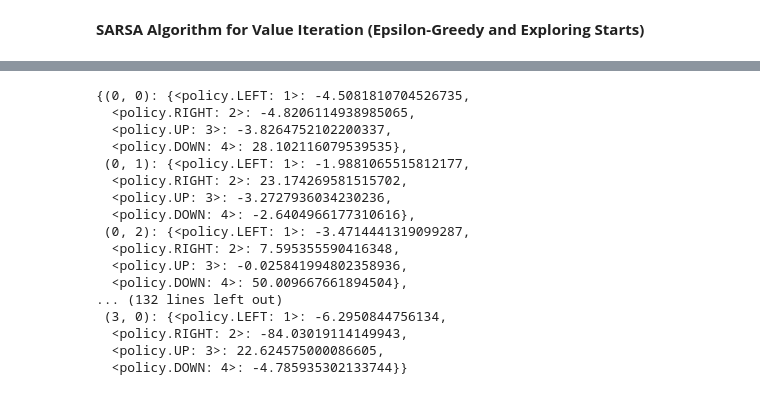
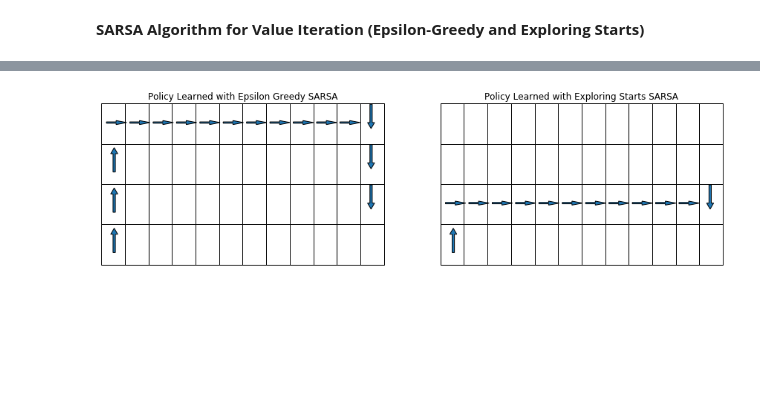
Before and after one commit to navyamehta/optimization-algorithms, a Jupyter notebook: reinforcement-learning-MDP/PART 3 - Temporal Difference Learning.ipynb, the cells around one changed output, grey strips where cells are left out. Drawn from its saved outputs; the diff is of its cells as text; code cells hidden in the pictures; blank space fills up the shorter version.

Commit message:
SARSA Implementations

```diff
--- a/reinforcement-learning-MDP/PART 3 - Temporal Difference Learning.ipynb
+++ b/reinforcement-learning-MDP/PART 3 - Temporal Difference Learning.ipynb
@@ -143,11 +144,14 @@ def exploring_starts_starter(pol):
 # %%
 def one_episode_sarsa(stepsize, actdict, pol, starterfunc, updaterfunc, **kwargs):
     state1, action1, reward1, state2 = starterfunc(pol)
+    totalrwd = reward1
     while (not is_terminal(state2)):
         action2, reward2, tmpstate = get_move(state2, pol)
+        totalrwd += reward2
         updaterfunc(actdict, pol, state1, action1, reward1, actdict[state2][action2], stepsize, **kwargs)
         state1, action1, reward1, state2 = state2, action2, reward2, tmpstate
     updaterfunc(actdict, pol, state1, action1, reward1, 0, stepsize, **kwargs)
+    return totalrwd
 # %%
 def sarsa_simulation(stepsize, iterations, starterfunc, updaterfunc, **kwargs):
     actdict = {(r, c):{policy.LEFT:0, policy.RIGHT:0, policy.UP:0, policy.DOWN:0} for r in range(3)
@@ -162,5 +167,8 @@ def sarsa_simulation(stepsize, iterations, starterfunc, updaterfunc, **kwargs):
 # %%
 start = time.time()
-actdict, pol = sarsa_simulation(0.05, 1000, exploring_starts_starter, epsilon_greedy_updater, epsilon=0.2)
-print("Simulation ended in "+str(time.time()-start)+" seconds")
+egactdict, egpol, egrwd = sarsa_simulation(0.05, 250000, epsilon_greedy_starter, epsilon_greedy_updater, epsilon=0.2)
+print("Epsilon Greedy SARSA Simulation ended in "+str(time.time()-start)+" seconds")
+start = time.time()
+esactdict, espol, esrwd = sarsa_simulation(0.05, 250000, exploring_starts_starter, exploring_starts_updater)
+print("Exploring Starts SARSA Simulation ended in "+str(time.time()-start)+" seconds")
 # %% [output]
@@ -173,7 +176,0 @@ Wall time: 54.7 s
-# %%
-state = get_start()
-newdict = dict()
-while (not is_terminal(state)):
-    newdict[state] = deepcopy(actdict[state])
-    _, _, state = get_move(state, pol, max(actdict[state], key=actdict[state].get))
-del actdict
@@ -198,20 +177,28 @@ del actdict
-# %%
-actdict
-# %% [output]
-{(0, 0): {<policy.LEFT: 1>: -4.5081810704526735,
-  <policy.RIGHT: 2>: -4.8206114938985065,
-  <policy.UP: 3>: -3.8264752102200337,
-  <policy.DOWN: 4>: 28.102116079539535},
- (0, 1): {<policy.LEFT: 1>: -1.9881065515812177,
-  <policy.RIGHT: 2>: 23.174269581515702,
-  <policy.UP: 3>: -3.2727936034230236,
-  <policy.DOWN: 4>: -2.6404966177310616},
- (0, 2): {<policy.LEFT: 1>: -3.4714441319099287,
-  <policy.RIGHT: 2>: 7.595355590416348,
-  <policy.UP: 3>: -0.025841994802358936,
-  <policy.DOWN: 4>: 50.009667661894504},
-... (132 lines left out)
- (3, 0): {<policy.LEFT: 1>: -6.2950844756134,
-  <policy.RIGHT: 2>: -84.03019114149943,
-  <policy.UP: 3>: 22.624575000086605,
-  <policy.DOWN: 4>: -4.785935302133744}}
+# %%
+def plotter(actdict, ax):
+    state = get_start()
+    ax.table(cellText=np.zeros((4,12), dtype='<U1'), loc='center', bbox=[0,0,1,1])
+    while (not is_terminal(state)):
+        action = max(actdict[state], key=actdict[state].get)
+        xlen, ylen, i, j = 1/12, 1.1/4, state[0], state[1]
+        if action==policy.LEFT:
+            plt.arrow(xlen*(1.2*j+1), ylen*(4-1.1*i-0.5), -xlen/2, 0, width=0.01)
+        elif action==policy.RIGHT:
+            plt.arrow(xlen*(1.2*j-1), ylen*(4-1.1*i-0.5), xlen/2, 0, width=0.01)
+        elif action==policy.UP:
+            plt.arrow(xlen*(1.2*j)-0.05, ylen*(4-1.1*i-0.75), 0, ylen/2, width=0.01)
+        elif action==policy.DOWN:
+            plt.arrow(xlen*(1.2*j)-0.05, ylen*(4-1.1*i), 0, -ylen/2, width=0.01)
+        _, _, state = get_move(state, pol, max(actdict[state], key=actdict[state].get))
+    ax.axis("tight")
+    ax.axis("off")
+plt.figure(figsize=(15,4))
+ax = plt.subplot(1,2,1)
+plotter(egactdict, ax)
+plt.title("Policy Learned with Epsilon Greedy SARSA")
+ax = plt.subplot(1,2,2)
+plotter(esactdict, ax)
+plt.title("Policy Learned with Exploring Starts SARSA")
+plt.show()
+# %% [output]
+[figure, added]
```
Also changed, not shown: parts of 8 cells of this notebook.
